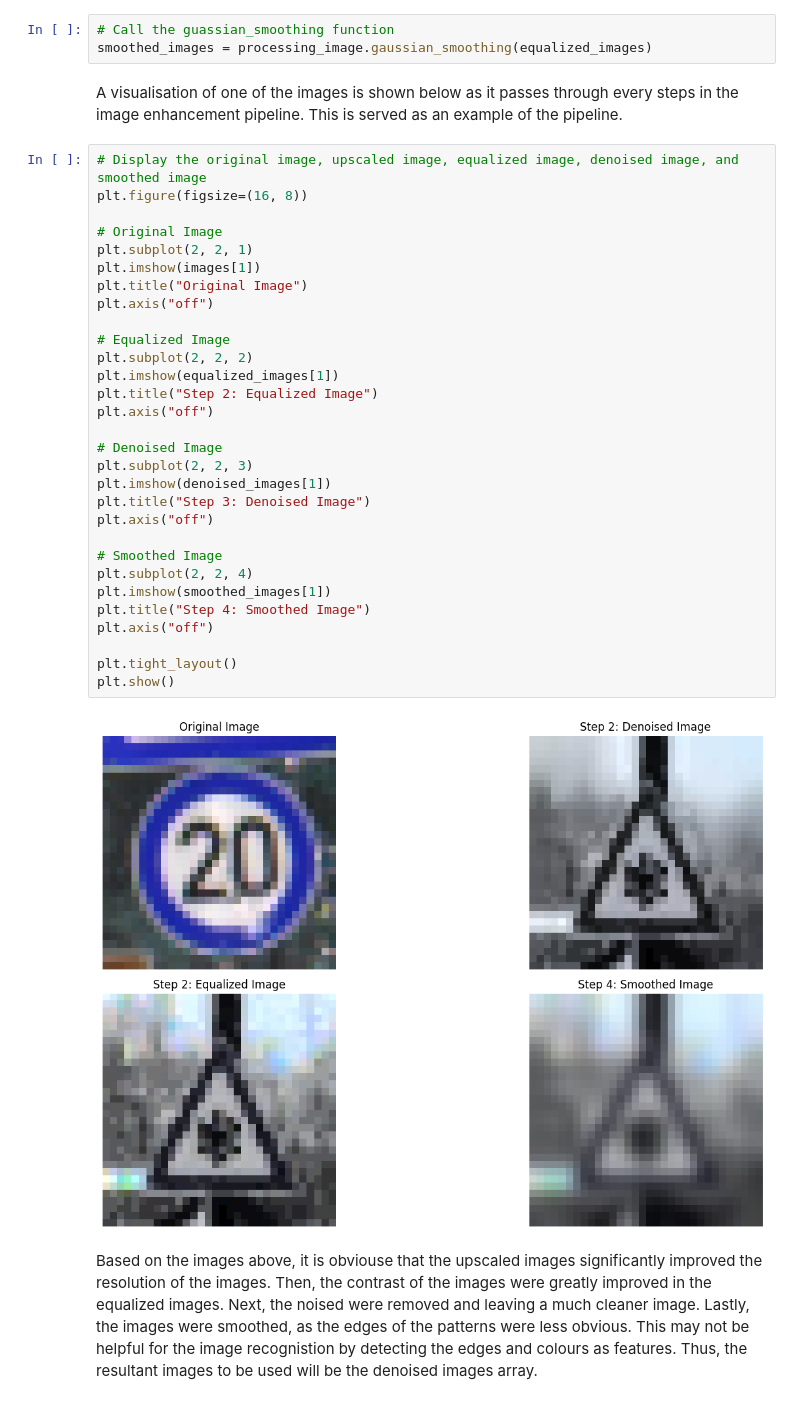
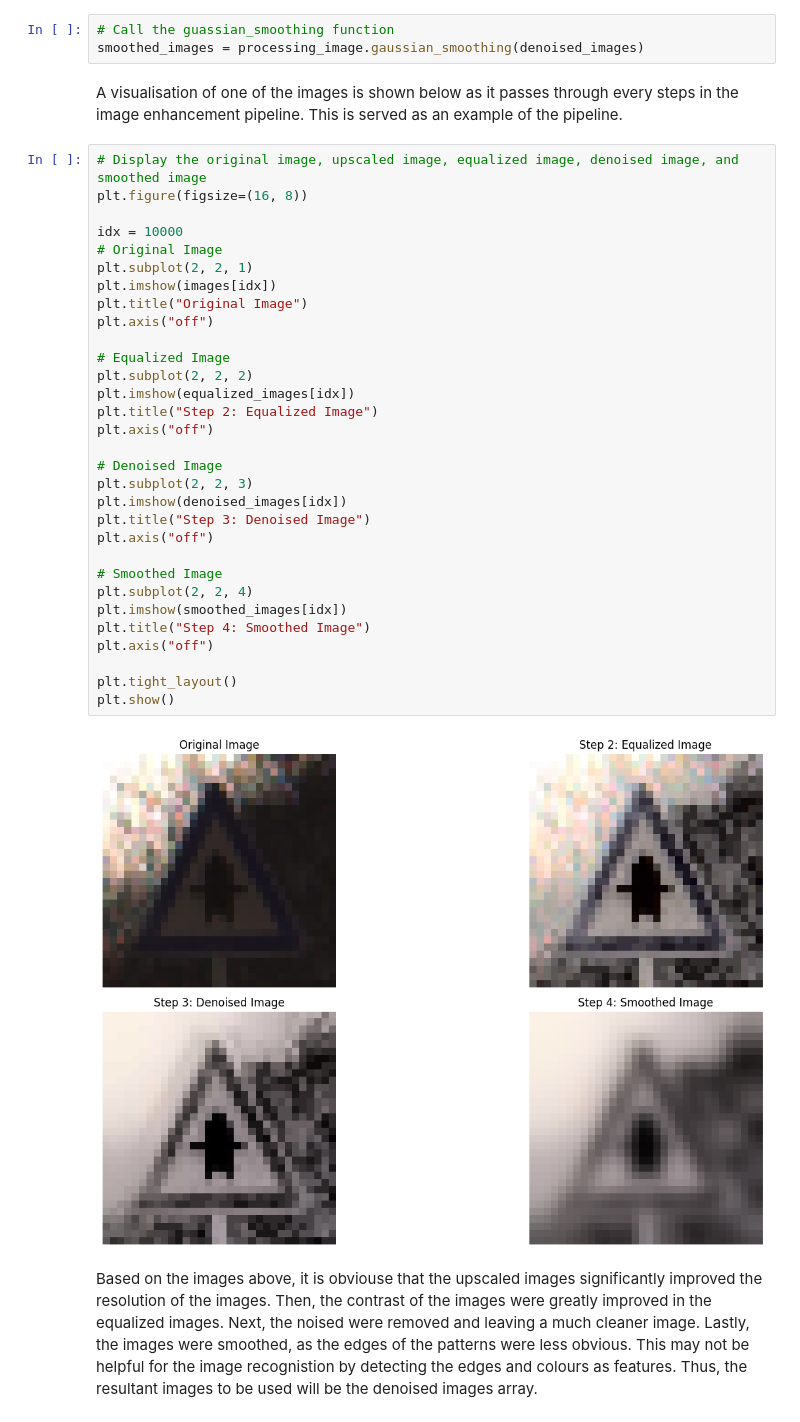
Before and after one commit to Jieoi/traffic_sign_recognition, a Jupyter notebook: train_data_preparation_simple.ipynb, the cells around one changed output. Saved outputs shown, nothing was run; the diff lists cells and outputs as text.

Commit message:
Changed visual respresentation

```diff
--- a/train_data_preparation_simple.ipynb
+++ b/train_data_preparation_simple.ipynb
@@ -303,41 +288,42 @@ equalized_images = processing_image.equalize_images(class_images)
 denoised_images = processing_image.denoise_images_parallel(equalized_images)
 # %%
 # Call the guassian_smoothing function
-smoothed_images = processing_image.gaussian_smoothing(equalized_images)
+smoothed_images = processing_image.gaussian_smoothing(denoised_images)
 # %% [markdown]
 A visualisation of one of the images is shown below as it passes through every steps in the image enhancement pipeline. This is served as an example of the pipeline.
 # %%
 # Display the original image, upscaled image, equalized image, denoised image, and smoothed image
 plt.figure(figsize=(16, 8))
 
+idx = 10000
 # Original Image
 plt.subplot(2, 2, 1)
-plt.imshow(images[1])
+plt.imshow(images[idx])
 plt.title("Original Image")
 plt.axis("off")
 
 # Equalized Image
 plt.subplot(2, 2, 2)
-plt.imshow(equalized_images[1])
+plt.imshow(equalized_images[idx])
 plt.title("Step 2: Equalized Image")
 plt.axis("off")
 
 # Denoised Image
 plt.subplot(2, 2, 3)
-plt.imshow(denoised_images[1])
+plt.imshow(denoised_images[idx])
 plt.title("Step 3: Denoised Image")
 plt.axis("off")
 
 # Smoothed Image
 plt.subplot(2, 2, 4)
-plt.imshow(smoothed_images[1])
+plt.imshow(smoothed_images[idx])
 plt.title("Step 4: Smoothed Image")
 plt.axis("off")
 
 plt.tight_layout()
 plt.show()
 # %% [output]
-[figure, old version]
+[figure, new version]
 # %% [markdown]
 Based on the images above, it is obviouse that the upscaled images significantly improved the resolution of the images. Then, the contrast of the images were greatly improved in the equalized images. Next, the noised were removed and leaving a much cleaner image. Lastly, the images were smoothed, as the edges of the patterns were less obvious. This may not be helpful for the  image recognistion by detecting the edges and colours as features. Thus, the resultant images to be used will be the denoised images array.
 # %% [markdown]
```
Also changed, not shown: parts of 11 cells of this notebook.
